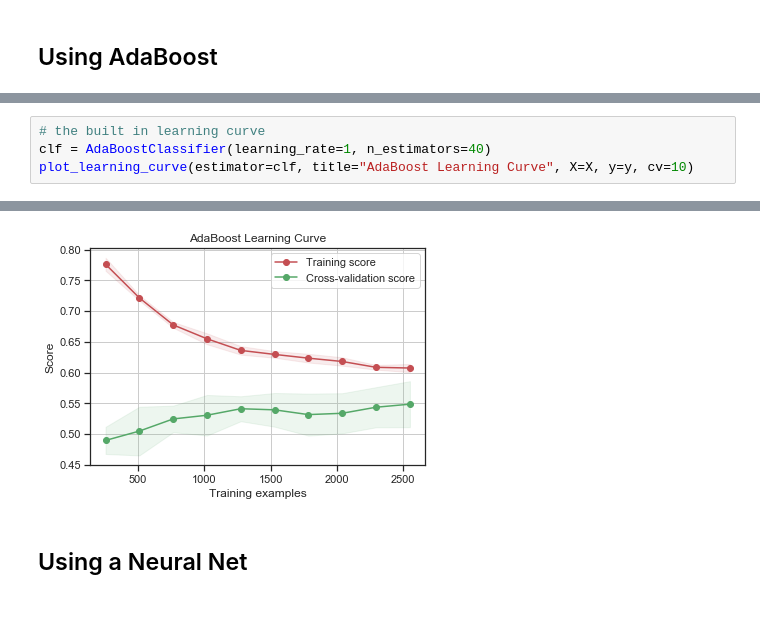
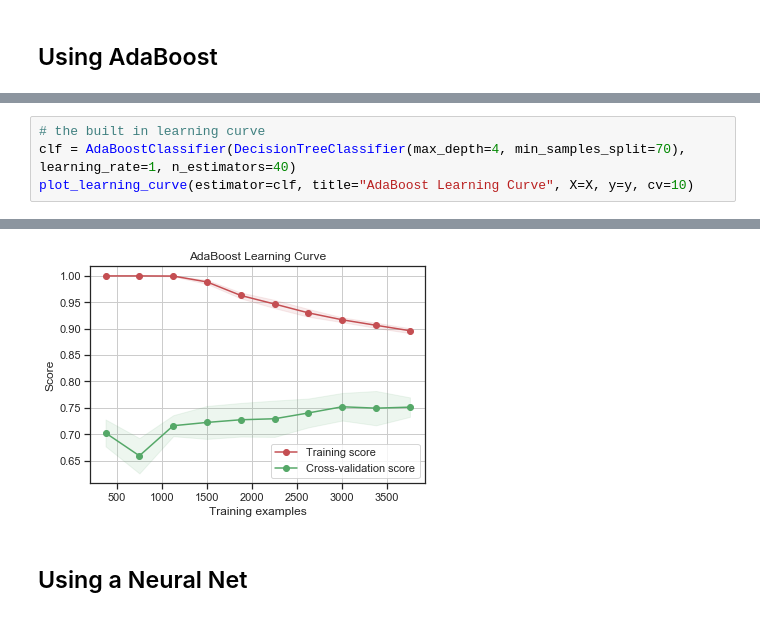
Before and after one commit to JonMcEntee/gatech, a Jupyter notebook: Machine Learning - Assignment 1.ipynb, the cells around one changed output, grey strips where cells are left out. Saved outputs shown, nothing was run; the diff lists cells and outputs as text.

```diff
--- a/Machine Learning - Assignment 1.ipynb
+++ b/Machine Learning - Assignment 1.ipynb
@@ -313,5 +306,5 @@ plot_validation_curve(estimator=clf, title="Test", X=X_train, y=y_train, param_n
 # %%
 # the built in learning curve
-clf = AdaBoostClassifier(learning_rate=1, n_estimators=40)
+clf = AdaBoostClassifier(DecisionTreeClassifier(max_depth=4, min_samples_split=70), learning_rate=1, n_estimators=40)
 plot_learning_curve(estimator=clf, title="AdaBoost Learning Curve", X=X, y=y, cv=10)
 # %% [output]
@@ -319,4 +312,4 @@ plot_learning_curve(estimator=clf, title="AdaBoost Learning Curve", X=X, y=y, cv
-[figure, old version]
+[figure, new version]
 # %% [markdown]
 ## Using a Neural Net
 # %%
```
Also changed, not shown: parts of 18 cells of this notebook, 1 other file.
